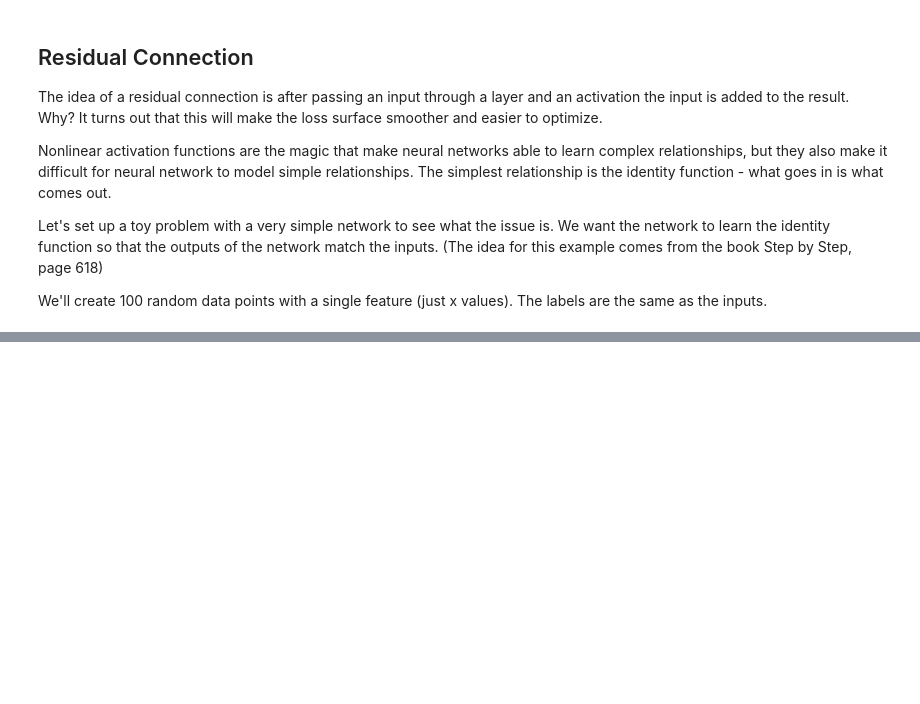
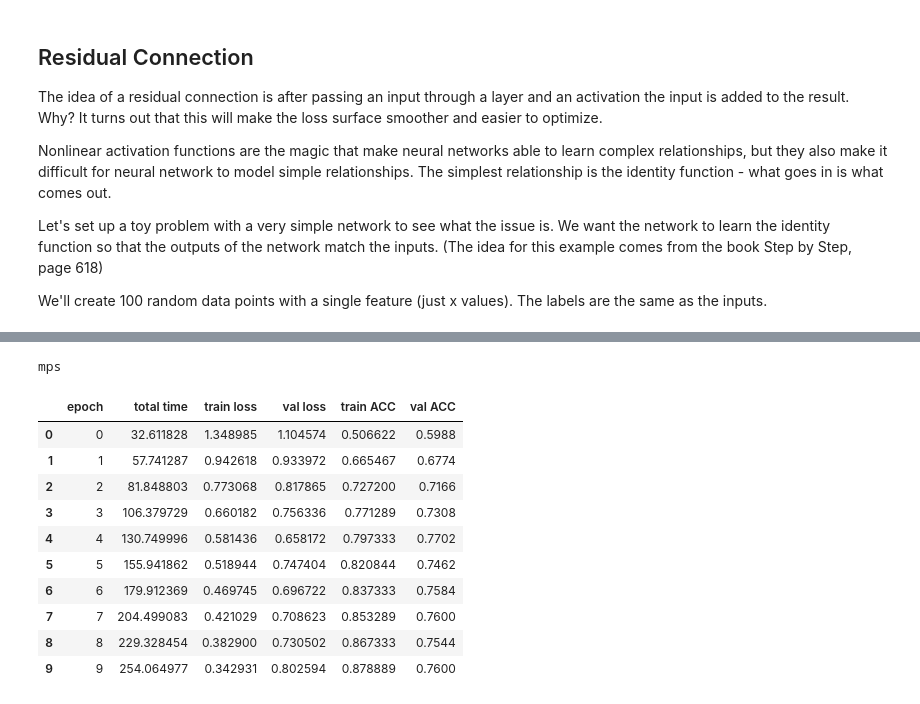
Before and after one commit to nkoranda97/DS776, a Jupyter notebook: Lesson_04/Advanced_NN.ipynb, the cells around one changed output, grey strips where cells are left out. Cells and saved outputs as stored; diff of their text form; code cells hidden in the pictures; blank space fills up the shorter version.

```diff
--- a/Lesson_04/Advanced_NN.ipynb
+++ b/Lesson_04/Advanced_NN.ipynb
@@ -5,6 +5,9 @@
 * Batch Normalization (and Layer Normalization)
 * Residual Connections (and Skip Connections)
 * Transfer Learning
+# %%
+# configuration
+data_dir = '../../data' # directory to save data - change as needed
 # %%
 # imports
 
@@ -228,0 +371,38 @@ train_network(model,
+# %%
+model = MiniResNetCIFAR10()
+loss_func = nn.CrossEntropyLoss()
+optimizer = optim.AdamW(model.parameters())  # default lr=0.001, weight_decay=0.01
+
+device = get_device()
+print(device)
+
+ckpt_file = 'models/model_CIFAR10_MiniResNet.pt'
+epochs = 10
+
+score_funcs = {'ACC':accuracy_score}
+
+results = train_network(model,
+                loss_func,
+                train_loader,
+                device=device,
+                val_loader=valid_loader,
+                epochs = epochs,
+                optimizer = optimizer,
+                score_funcs = {'ACC':accuracy_score},
+                checkpoint_file = ckpt_file)
+# %% [output]
+mps
+# %%
+results
+# %% [output]
+|  | epoch | total time | train loss | val loss | train ACC | val ACC |
+| 0 | 0 | 32.611828 | 1.348985 | 1.104574 | 0.506622 | 0.5988 |
+| 1 | 1 | 57.741287 | 0.942618 | 0.933972 | 0.665467 | 0.6774 |
+| 2 | 2 | 81.848803 | 0.773068 | 0.817865 | 0.727200 | 0.7166 |
+| 3 | 3 | 106.379729 | 0.660182 | 0.756336 | 0.771289 | 0.7308 |
+| 4 | 4 | 130.749996 | 0.581436 | 0.658172 | 0.797333 | 0.7702 |
+| 5 | 5 | 155.941862 | 0.518944 | 0.747404 | 0.820844 | 0.7462 |
+| 6 | 6 | 179.912369 | 0.469745 | 0.696722 | 0.837333 | 0.7584 |
+| 7 | 7 | 204.499083 | 0.421029 | 0.708623 | 0.853289 | 0.7600 |
+| 8 | 8 | 229.328454 | 0.382900 | 0.730502 | 0.867333 | 0.7544 |
+| 9 | 9 | 254.064977 | 0.342931 | 0.802594 | 0.878889 | 0.7600 |
```
Also changed, not shown: parts of 8 cells of this notebook, 10 other files.
